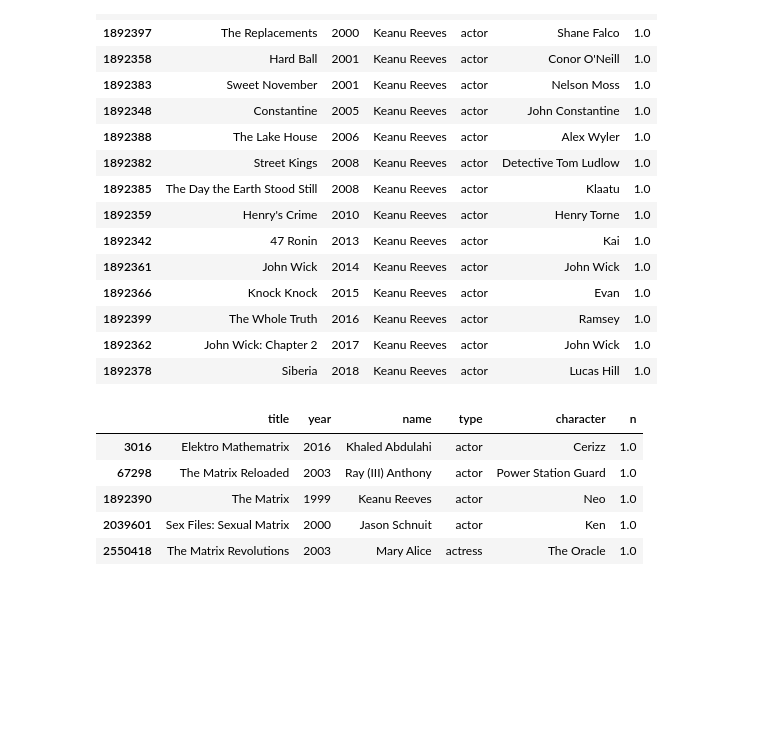
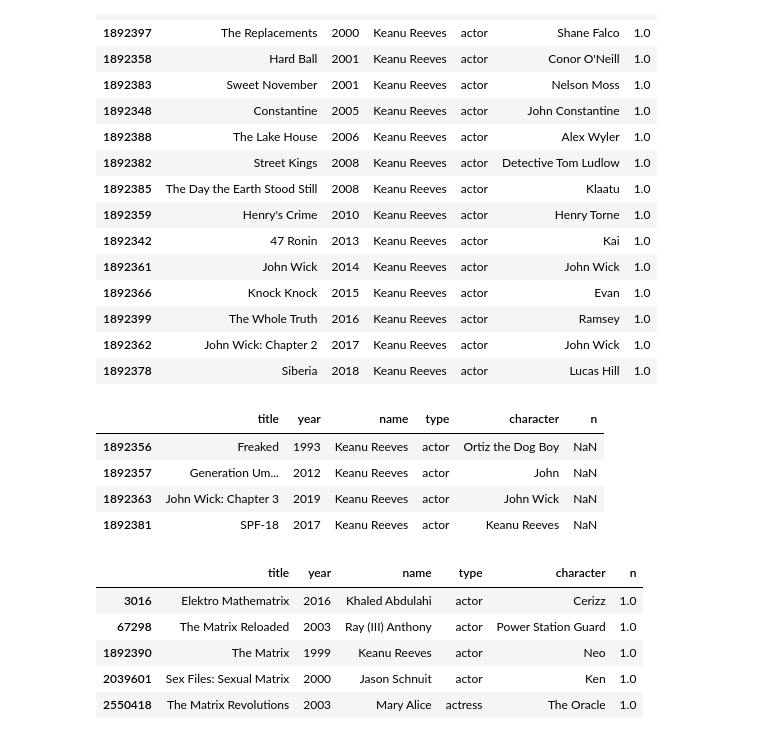
Before and after one commit to Gan001/Data-Wrangling, a Jupyter notebook: mini-project_pandas/Mini_Project_Data_Wrangling_Pandas.ipynb, the cells around one changed output. Saved outputs shown, nothing was run; the diff lists cells and outputs as text; code cells hidden in the pictures; blank space fills up the shorter version.

```diff
--- a/mini-project_pandas/Mini_Project_Data_Wrangling_Pandas.ipynb
+++ b/mini-project_pandas/Mini_Project_Data_Wrangling_Pandas.ipynb
@@ -356,4 +356,13 @@ Reeves_roles_df.sort_values(by=['year'], ascending=True)
 | 1892399 | The Whole Truth | 2016 | Keanu Reeves | actor | Ramsey | 1.0 |
 | 1892362 | John Wick: Chapter 2 | 2017 | Keanu Reeves | actor | John Wick | 1.0 |
 | 1892378 | Siberia | 2018 | Keanu Reeves | actor | Lucas Hill | 1.0 |
+# %%
+#Keanu Reeves is listed as support in John Wick 3 despite being the titular character, possibly an error?
+cast[(cast.name == 'Keanu Reeves') & (cast.n.isnull())]
+# %% [output]
+|  | title | year | name | type | character | n |
+| 1892356 | Freaked | 1993 | Keanu Reeves | actor | Ortiz the Dog Boy | NaN |
+| 1892357 | Generation Um... | 2012 | Keanu Reeves | actor | John | NaN |
+| 1892363 | John Wick: Chapter 3 | 2019 | Keanu Reeves | actor | John Wick | NaN |
+| 1892381 | SPF-18 | 2017 | Keanu Reeves | actor | Keanu Reeves | NaN |
 # %%
```
Also changed, not shown: parts of 14 cells of this notebook.
